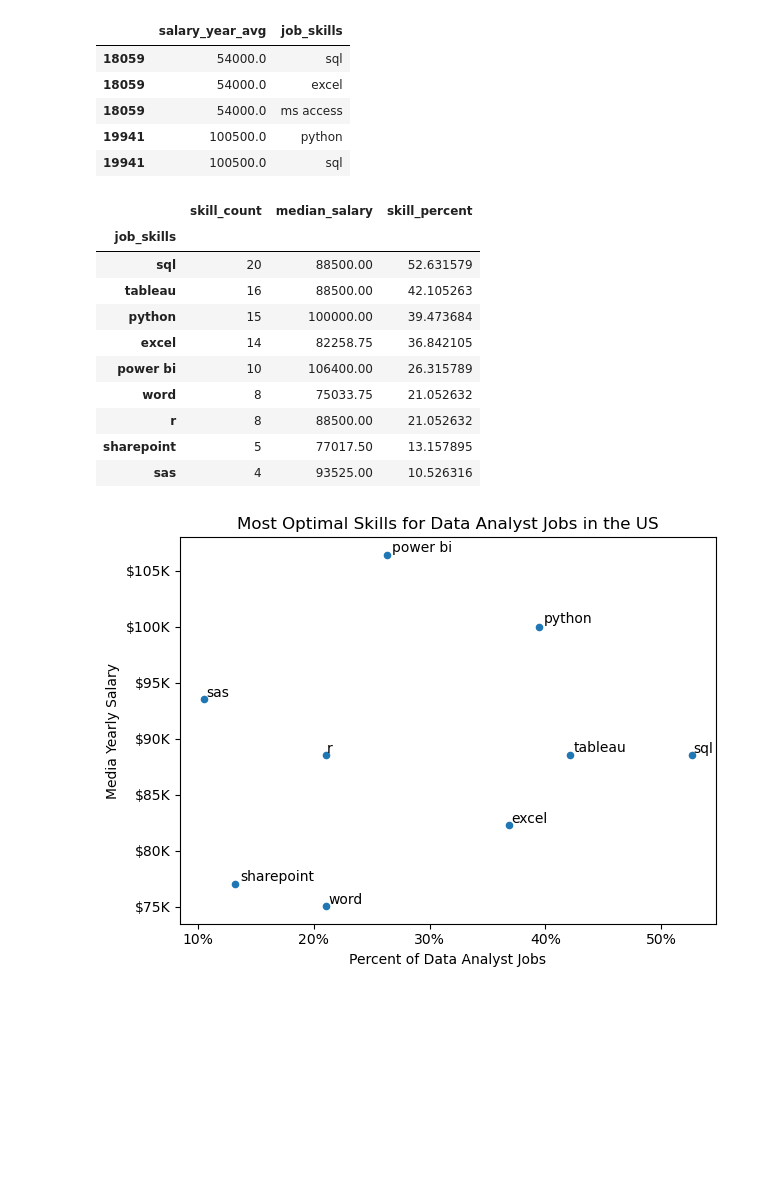
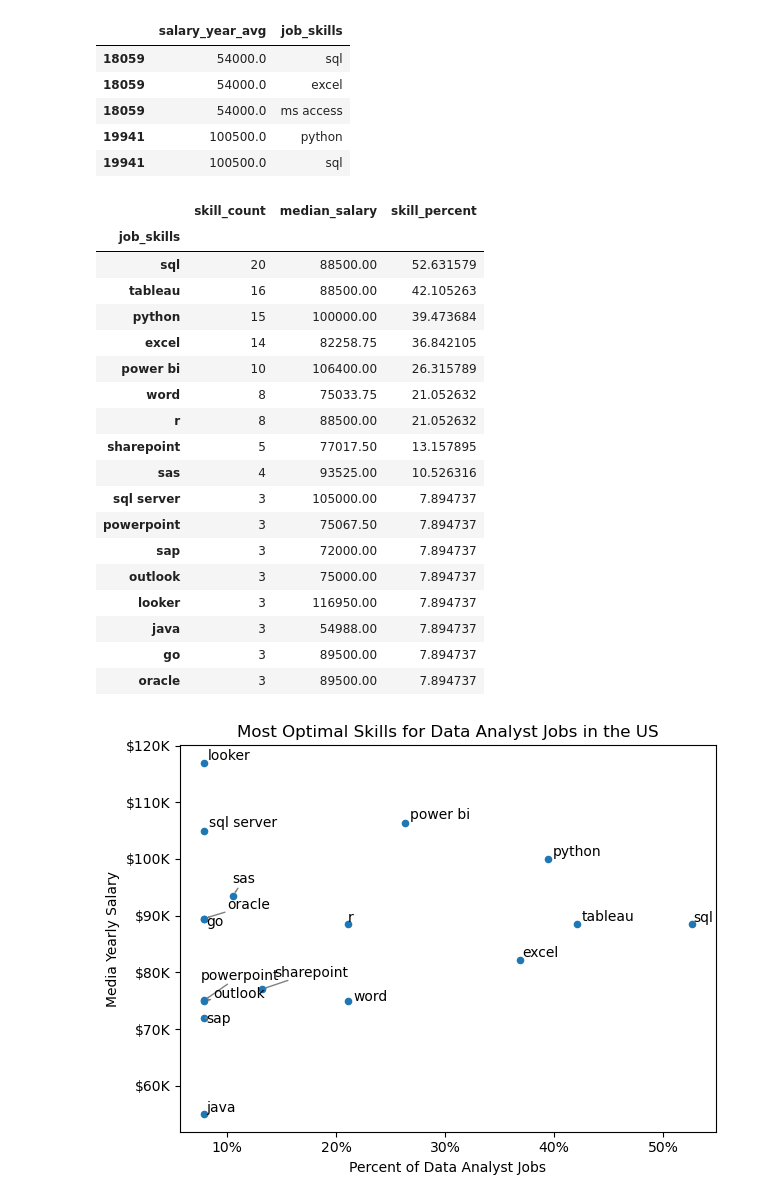
Before and after one commit to phermi01/python_data_projects, a Jupyter notebook: 3_Project/5_optimal_skills.ipynb, the cells around one changed output. Drawn from its saved outputs; the diff is of its cells as text; code cells hidden in the pictures; blank space fills up the shorter version.

```diff
--- a/3_Project/5_optimal_skills.ipynb
+++ b/3_Project/5_optimal_skills.ipynb
@@ -34,29 +37,37 @@ df_DA_US_exploded[['salary_year_avg','job_skills']].head(5)
 # %%
 df_DA_skills = df_DA_US_exploded.groupby('job_skills')['salary_year_avg'].agg(['count', 'median']).sort_values('count', ascending=False)
 
 df_DA_skills = df_DA_skills.rename(columns={'count': 'skill_count', 'median': 'median_salary'})
 
 DA_job_count = len(df_DA_US)
 
 df_DA_skills['skill_percent'] = df_DA_skills['skill_count'] / DA_job_count * 100
 
-skill_percent = 8
+skill_percent = 7
 
 df_DA_skills_high_demand = df_DA_skills[df_DA_skills['skill_percent'] > skill_percent]
 
 df_DA_skills_high_demand
 # %% [output]
 |  | skill_count | median_salary | skill_percent |
 | job_skills |  |  |  |
 | sql | 20 | 88500.00 | 52.631579 |
 | tableau | 16 | 88500.00 | 42.105263 |
 | python | 15 | 100000.00 | 39.473684 |
 | excel | 14 | 82258.75 | 36.842105 |
 | power bi | 10 | 106400.00 | 26.315789 |
 | word | 8 | 75033.75 | 21.052632 |
 | r | 8 | 88500.00 | 21.052632 |
 | sharepoint | 5 | 77017.50 | 13.157895 |
 | sas | 4 | 93525.00 | 10.526316 |
+| sql server | 3 | 105000.00 | 7.894737 |
+| powerpoint | 3 | 75067.50 | 7.894737 |
+| sap | 3 | 72000.00 | 7.894737 |
+| outlook | 3 | 75000.00 | 7.894737 |
+| looker | 3 | 116950.00 | 7.894737 |
+| java | 3 | 54988.00 | 7.894737 |
+| go | 3 | 89500.00 | 7.894737 |
+| oracle | 3 | 89500.00 | 7.894737 |
 # %%
 from adjustText import adjust_text
 df_DA_skills_high_demand.plot(kind='scatter', x = 'skill_percent', y = 'median_salary')
@@ -78,7 +89,7 @@ plt.title('Most Optimal Skills for Data Analyst Jobs in the US')
 plt.tight_layout()
 plt.show()
 # %% [output]
-[figure, old version]
+[figure, new version]
 # %%
 df_technology = df['job_type_skills'].copy()
 
```
Also changed, not shown: parts of 4 cells of this notebook, 7 other files.
